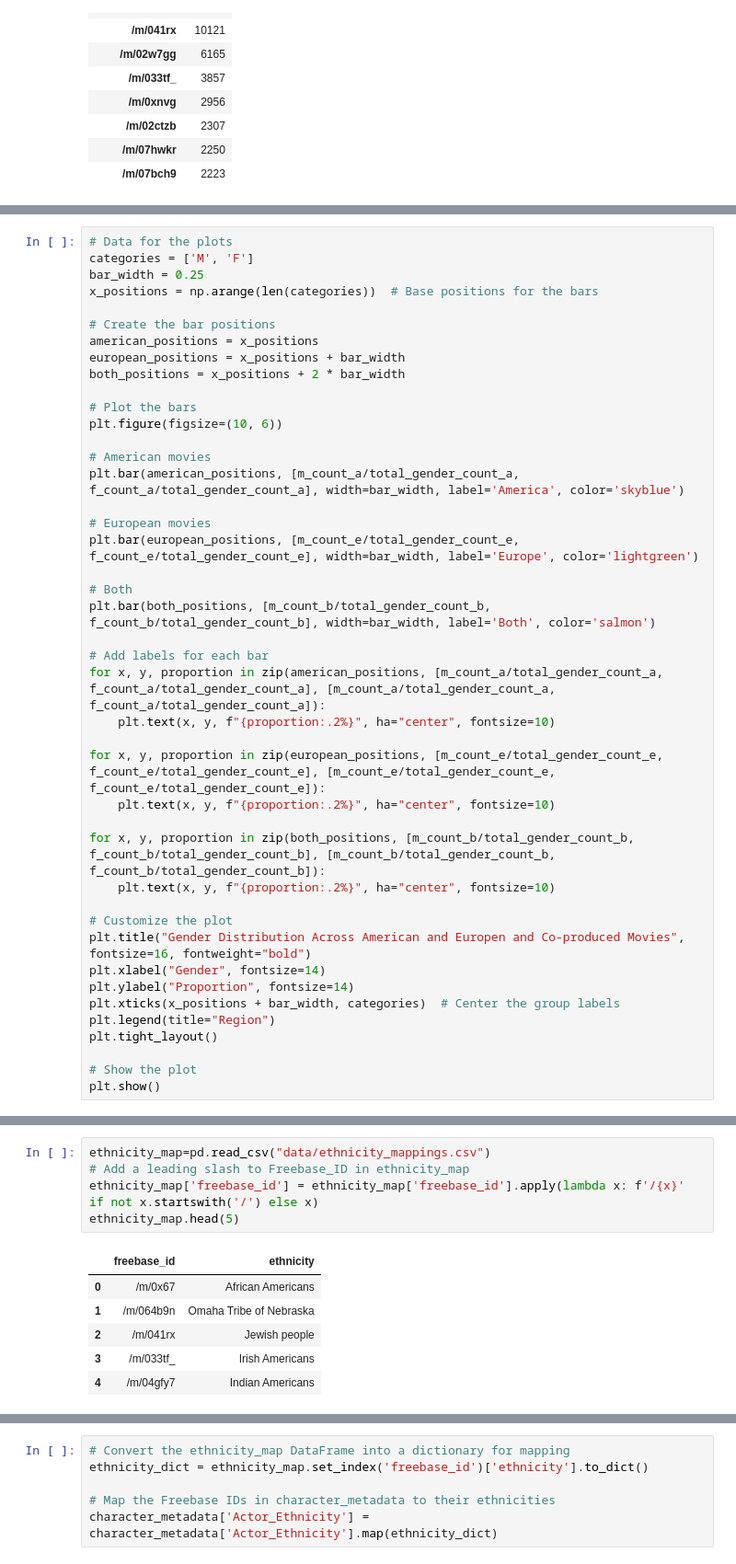
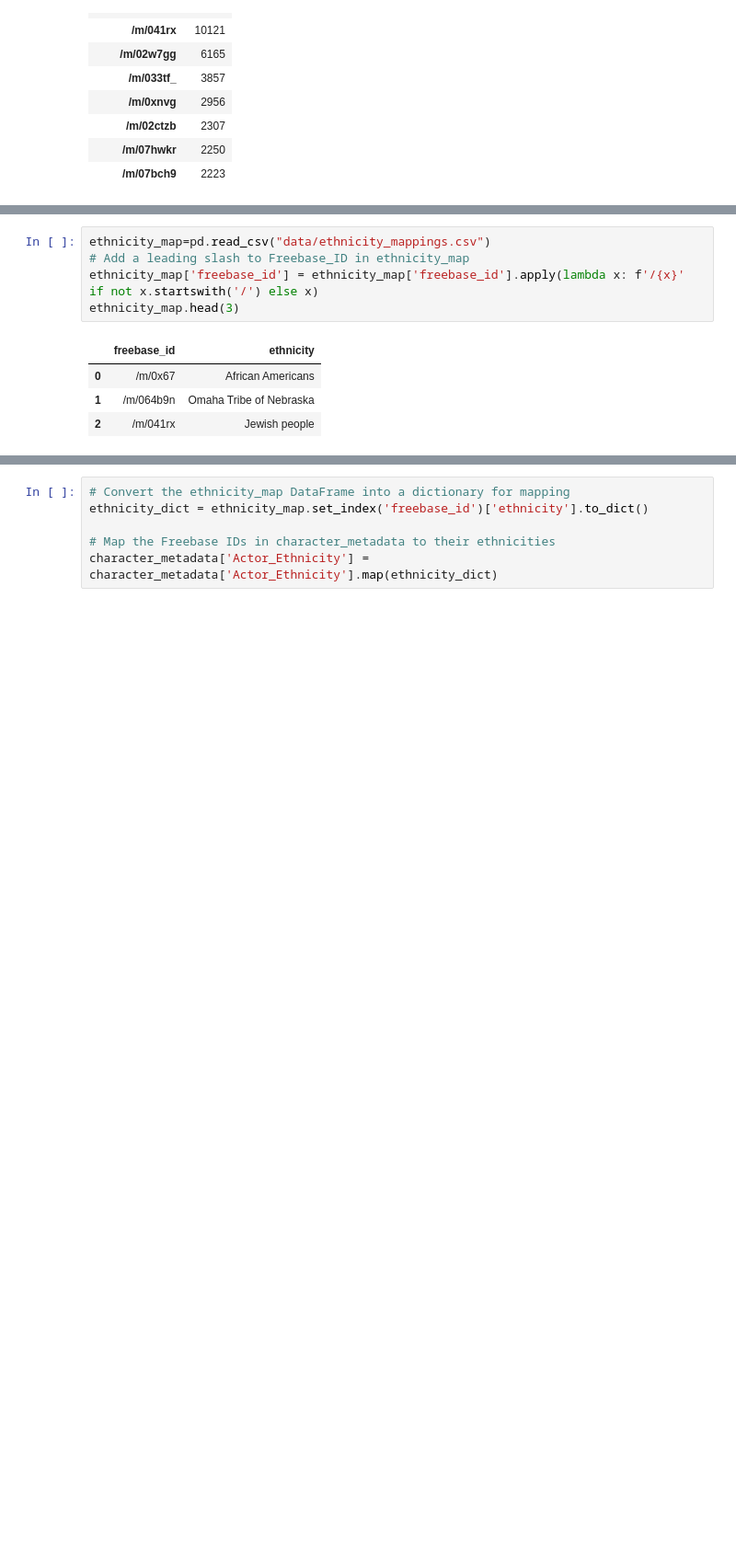
Before and after one commit to epfl-ada/ada-2024-project-fadadudata2024, a Jupyter notebook: Axe-3_ethincity_and_genre.ipynb, the cells around one changed output, grey strips where cells are left out. Shown at 92% size. Saved outputs shown, nothing was run; the diff lists cells and outputs as text; blank space fills up the shorter version.

```diff
--- a/Axe-3_ethincity_and_genre.ipynb
+++ b/Axe-3_ethincity_and_genre.ipynb
@@ -203,43 +291,0 @@ Actor Gender (Both)
-# %%
-# Data for the plots
-categories = ['M', 'F']
-bar_width = 0.25
-x_positions = np.arange(len(categories))  # Base positions for the bars
-
-# Create the bar positions
-american_positions = x_positions
-european_positions = x_positions + bar_width
-both_positions = x_positions + 2 * bar_width
-
-# Plot the bars
-plt.figure(figsize=(10, 6))
-
-# American movies
-plt.bar(american_positions, [m_count_a/total_gender_count_a, f_count_a/total_gender_count_a], width=bar_width, label='America', color='skyblue')
-
-# European movies
-plt.bar(european_positions, [m_count_e/total_gender_count_e, f_count_e/total_gender_count_e], width=bar_width, label='Europe', color='lightgreen')
-
-# Both
-plt.bar(both_positions, [m_count_b/total_gender_count_b, f_count_b/total_gender_count_b], width=bar_width, label='Both', color='salmon')
-
-# Add labels for each bar
-for x, y, proportion in zip(american_positions, [m_count_a/total_gender_count_a, f_count_a/total_gender_count_a], [m_count_a/total_gender_count_a, f_count_a/total_gender_count_a]):
-    plt.text(x, y, f"{proportion:.2%}", ha="center", fontsize=10)
-
-for x, y, proportion in zip(european_positions, [m_count_e/total_gender_count_e, f_count_e/total_gender_count_e], [m_count_e/total_gender_count_e, f_count_e/total_gender_count_e]):
-    plt.text(x, y, f"{proportion:.2%}", ha="center", fontsize=10)
-
-for x, y, proportion in zip(both_positions, [m_count_b/total_gender_count_b, f_count_b/total_gender_count_b], [m_count_b/total_gender_count_b, f_count_b/total_gender_count_b]):
-    plt.text(x, y, f"{proportion:.2%}", ha="center", fontsize=10)
-
-# Customize the plot
-plt.title("Gender Distribution Across American and Europen and Co-produced Movies", fontsize=16, fontweight="bold")
-plt.xlabel("Gender", fontsize=14)
-plt.ylabel("Proportion", fontsize=14)
-plt.xticks(x_positions + bar_width, categories)  # Center the group labels
-plt.legend(title="Region")
-plt.tight_layout()
-
-# Show the plot
-plt.show()
@@ -248,12 +310,10 @@ plt.show()
 # %%
 ethnicity_map=pd.read_csv("data/ethnicity_mappings.csv")
 # Add a leading slash to Freebase_ID in ethnicity_map
 ethnicity_map['freebase_id'] = ethnicity_map['freebase_id'].apply(lambda x: f'/{x}' if not x.startswith('/') else x)
-ethnicity_map.head(5)
+ethnicity_map.head(3)
 # %% [output]
 |  | freebase_id | ethnicity |
 | 0 | /m/0x67 | African Americans |
 | 1 | /m/064b9n | Omaha Tribe of Nebraska |
 | 2 | /m/041rx | Jewish people |
-| 3 | /m/033tf_ | Irish Americans |
-| 4 | /m/04gfy7 | Indian Americans |
```
Also changed, not shown: parts of 48 cells of this notebook.
